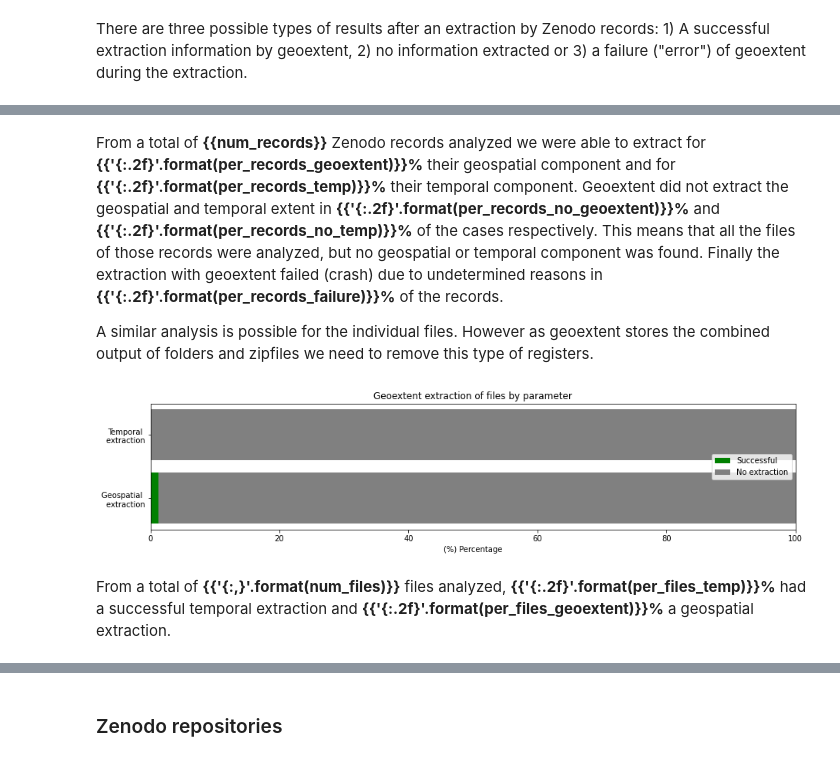
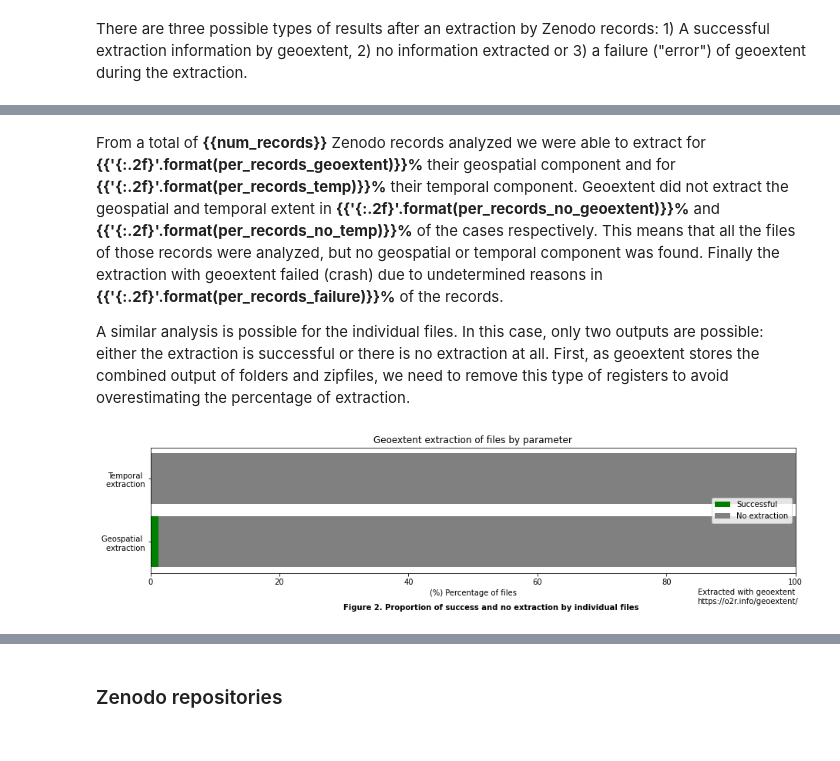
Before and after one commit to o2r-project/geoextent, a Jupyter notebook: showcase/SG_01_Exploring_Research_Data_Repositories_with_geoextent.ipynb, the cells around one changed output, grey strips where cells are left out. Saved outputs shown, nothing was run; the diff lists cells and outputs as text; code cells hidden in the pictures.

```diff
--- a/showcase/SG_01_Exploring_Research_Data_Repositories_with_geoextent.ipynb
+++ b/showcase/SG_01_Exploring_Research_Data_Repositories_with_geoextent.ipynb
@@ -312,9 +316,6 @@ gdf_files = gpd.GeoDataFrame(df_geo[df_geo['handler'] != "geoextent:0.7.0"],geom
 # %% [markdown]
 There are three possible types of results after an extraction by Zenodo records: 1) A successful extraction information by geoextent, 2) no information extracted or 3) a failure ("error") of geoextent during the extraction.
 # %%
-# Proportion of geoextent extraction by Zenodo records
-import matplotlib.pyplot as plt
-
 # Extract statistics for geospatial extraction
 num_records = len(gdf_repository)
 per_records_geoextent = sum(gdf_repository.bbox.is_valid)/num_records*100
@@ -325,19 +326,26 @@ per_records_failure = sum(gdf_repository.format == "repository_error")/num_recor
 per_records_temp = (num_records-sum(gdf_repository.tbox.isnull()))/num_records*100
 per_records_no_temp = (sum(gdf_repository.tbox.isnull())-sum(gdf_repository.format == "repository_error"))/num_records*100
 
+# Store results
 rec_successful = [per_records_geoextent,per_records_temp]
 rec_no_extraction = [per_records_no_geoextent,per_records_no_temp]
 rec_failure =  [per_records_failure,per_records_failure]
 
-# Plot
+## Plot
+fig, ax = plt.subplots(figsize=(15,3))
+
+# Plot configuration
 ext_type = ["Geospatial \n extraction","Temporal \n extraction"]
-status = ["Successful","No extraction","Geoextent failure"]
-fig, ax = plt.subplots(figsize=(15,3))
 plt.title("Geoextent extraction of records by parameter")
 plt.barh(ext_type, rec_successful,color='g',label ='Successful')
 plt.barh(ext_type, rec_no_extraction,color='grey',label ='No extraction',left = rec_successful)
 plt.barh(ext_type, rec_failure,color='red',label ='Geoextent failure',left = [sum(x) for x in zip(*[rec_successful,rec_no_extraction])])
 plt.xlabel('(%) Percentage')
-plt.legend(status,loc=7)
+fig_num = 1
+plt.annotate('Figure '+ str(fig_num)+'. Proportion of geoextent extraction status for zenodo records',
+             (0,0), (200, -40), xycoords='axes fraction', weight='bold', textcoords='offset points', va='center')
+plt.annotate('Extracted with geoextent \nhttps://o2r.info/geoextent/', (0,0), (710,-20), xycoords='axes fraction', textcoords='offset points', va='top')
+fig_num +=1
+plt.legend(loc=5)
 plt.show()
 # %% [output]
@@ -345,34 +353,40 @@ plt.show()
 # %% [markdown]
 From a total of **{{num_records}}** Zenodo records analyzed we were able to extract for **{{'{:.2f}'.format(per_records_geoextent)}}%** their geospatial component and for **{{'{:.2f}'.format(per_records_temp)}}%** their temporal component. Geoextent did not extract the geospatial and temporal extent in **{{'{:.2f}'.format(per_records_no_geoextent)}}%** and **{{'{:.2f}'.format(per_records_no_temp)}}%** of the cases respectively. This means that all the files of those records were analyzed, but no geospatial or temporal component was found. Finally the extraction with geoextent failed (crash) due to undetermined reasons in **{{'{:.2f}'.format(per_records_failure)}}%** of the records.
 
-A similar analysis is possible for the individual files. However as geoextent stores the combined output of folders and zipfiles we need to remove this type of registers.
+A similar analysis is possible for the individual files. In this case, only two outputs are possible: either the extraction is successful or there is no extraction at all. First, as geoextent stores the combined output of folders and zipfiles, we need to remove this type of registers to avoid overestimating the percentage of extraction.
 # %%
+# Extract only files (no folders or zipfile)
 uni_files_gdf = gdf_files[~gdf_files.format.isin(["folder","zip"])].copy().reset_index(drop=True)
 uni_files_gdf.format = uni_files_gdf.format.str.lower()
+
 # Extract statistics for geospatial extraction
 num_files = len(uni_files_gdf)
-# per_files_geoextent: only files with valid bbox (i.e valid geometry)
+
+# Percentage files with valid bbox (i.e valid geometry) from total number of files
 per_files_geoextent = sum(uni_files_gdf.bbox.is_valid)/num_files*100
+# Percentage files without valid bbox (i.e no geometry) from total number of files
 per_files_no_geoextent = 100-per_files_geoextent
 
 # Extract statistics for temporal extraction
 per_files_temp = (num_files-sum(uni_files_gdf.tbox.isnull()))/num_files*100
 per_files_no_temp = 100-per_files_temp
 
+# Record results
 files_successful = [per_files_geoextent,per_files_temp]
 files_no_extraction = [per_files_no_geoextent,per_files_no_temp]
 
 # Plot
 status = ["Successful","No extraction"]
 fig, ax = plt.subplots(figsize=(15,3))
 plt.title("Geoextent extraction of files by parameter")
 plt.barh(ext_type, files_successful,color='g',label ='Successful')
 plt.barh(ext_type, files_no_extraction,color='grey',label ='No extraction',left = files_successful)
-plt.xlabel('(%) Percentage')
+plt.xlabel('(%) Percentage of files')
 plt.xlim(0,100)
 plt.legend(status,loc=5)
+plt.annotate('Figure '+ str(fig_num)+'. Proportion of success and no extraction by individual files', (0,0), (250, -40), xycoords='axes fraction', weight='bold', textcoords='offset points', va='top')
+plt.annotate('Extracted with geoextent \nhttps://o2r.info/geoextent/', (0,0), (710,-20), xycoords='axes fraction', textcoords='offset points', va='top')
+fig_num+=1
 plt.show()
 # %% [output]
-[figure, old version]
+[figure, new version]
-# %% [markdown]
-From a total of **{{'{:,}'.format(num_files)}}** files analyzed, **{{'{:.2f}'.format(per_files_temp)}}%** had a successful temporal extraction and **{{'{:.2f}'.format(per_files_geoextent)}}%** a geospatial extraction.
```
Also changed, not shown: parts of 28 cells of this notebook.
